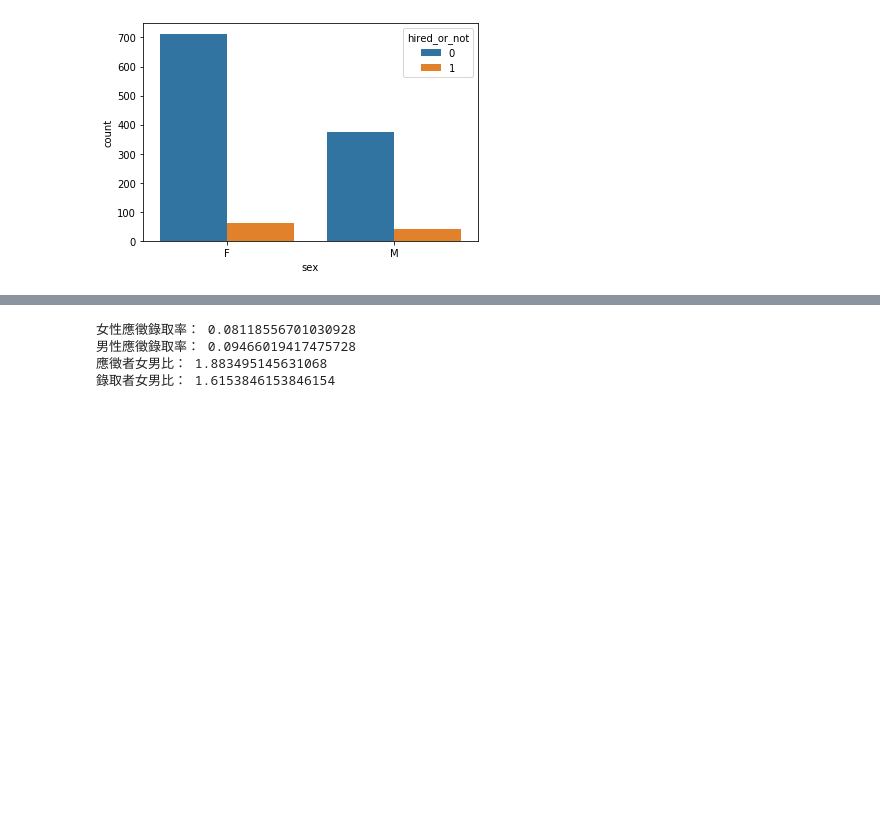
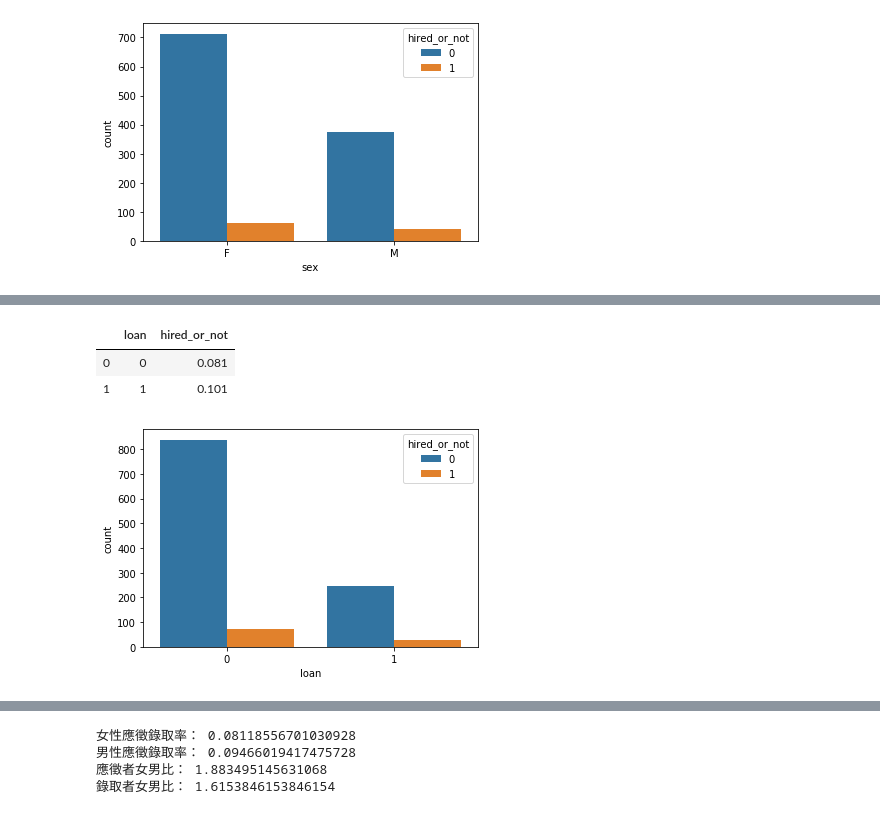
Before and after one commit to vandoris/myProject, a Jupyter notebook: recruit.ipynb, the cells around one changed output, grey strips where cells are left out. Cells and saved outputs as stored; diff of their text form; code cells hidden in the pictures; blank space fills up the shorter version.

```diff
--- a/recruit.ipynb
+++ b/recruit.ipynb
@@ -70,0 +82,9 @@ display(data[['sex','hired_or_not']].groupby(['sex'], as_index=False).mean().rou
+# %%
+# 借貸狀況
+sns.countplot(data['loan'], hue=data['hired_or_not'])
+display(data[['loan','hired_or_not']].groupby(['loan'], as_index=False).mean().round(3))
+# %% [output]
+|  | loan | hired_or_not |
+| 0 | 0 | 0.081 |
+| 1 | 1 | 0.101 |
+[figure, added]
```
Also changed, not shown: parts of 40 cells of this notebook.
